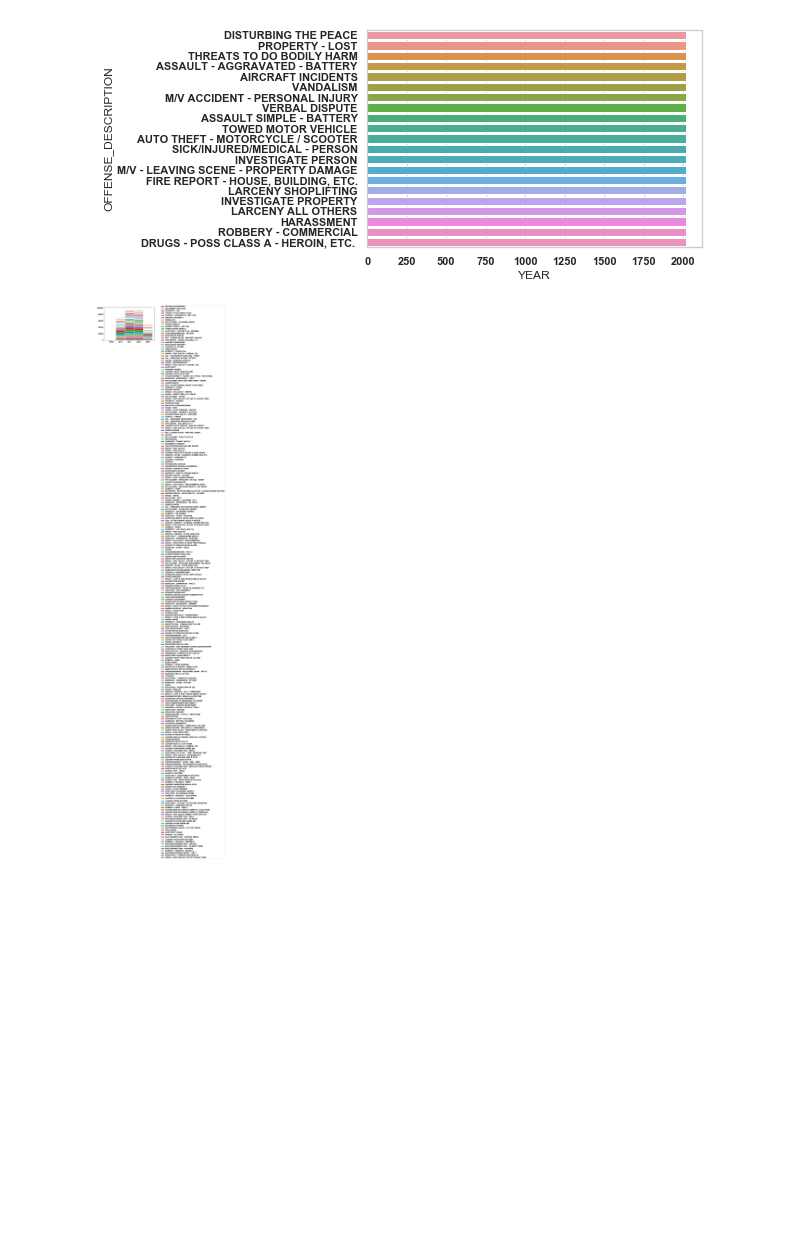
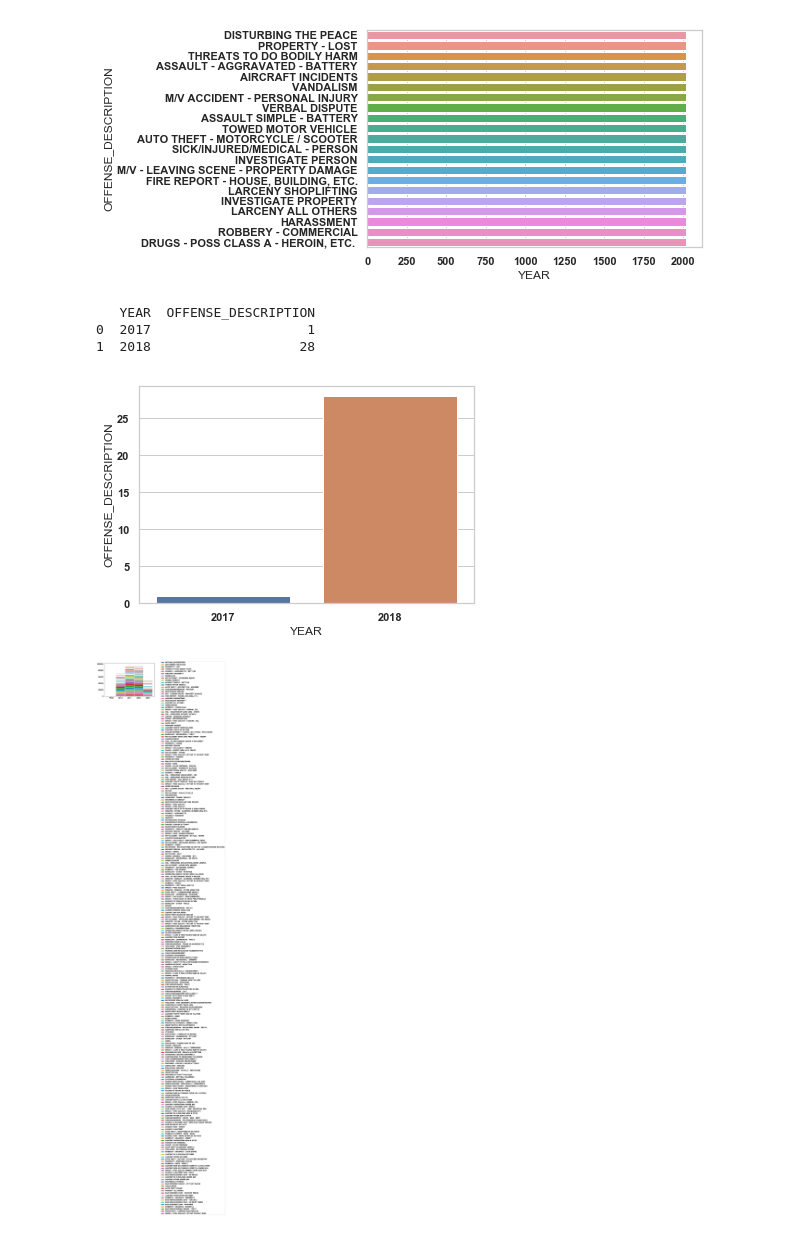
Before and after one commit to LefterisDi/TedProject2, a Jupyter notebook: project.ipynb, the cells around one changed output. Cells and saved outputs as stored; diff of their text form; code cells hidden in the pictures; blank space fills up the shorter version.

```diff
--- a/project.ipynb
+++ b/project.ipynb
@@ -180,6 +182,28 @@ ax = sns.barplot(x="YEAR", y="OFFENSE_DESCRIPTION", data=dlf)
 # ax = sns.countplot(x="STREET", data=dlf)
 # %% [output]
 [figure]
+# %%
+gpdata = dlf.groupby('YEAR').count()
+lst = []
+for data in gpdata.iterrows():
+
+    tmp = []
+    tmp.append(data[0]);
+    tmp.append(data[1][0]);
+
+    lst.append(tmp);
+
+
+ldf = pd.DataFrame(lst , columns =['YEAR' , 'OFFENSE_DESCRIPTION'])
+
+print(ldf)
+
+ax = sns.barplot(x='YEAR' , y='OFFENSE_DESCRIPTION' , data=ldf)
+# %% [output]
+   YEAR  OFFENSE_DESCRIPTION
+0  2017                    1
+1  2018                   28
+[figure, added]
 # %%
 # ndf = df.head(29) #takes the first x entries
 
```
Also changed, not shown: parts of 1 cell of this notebook.
